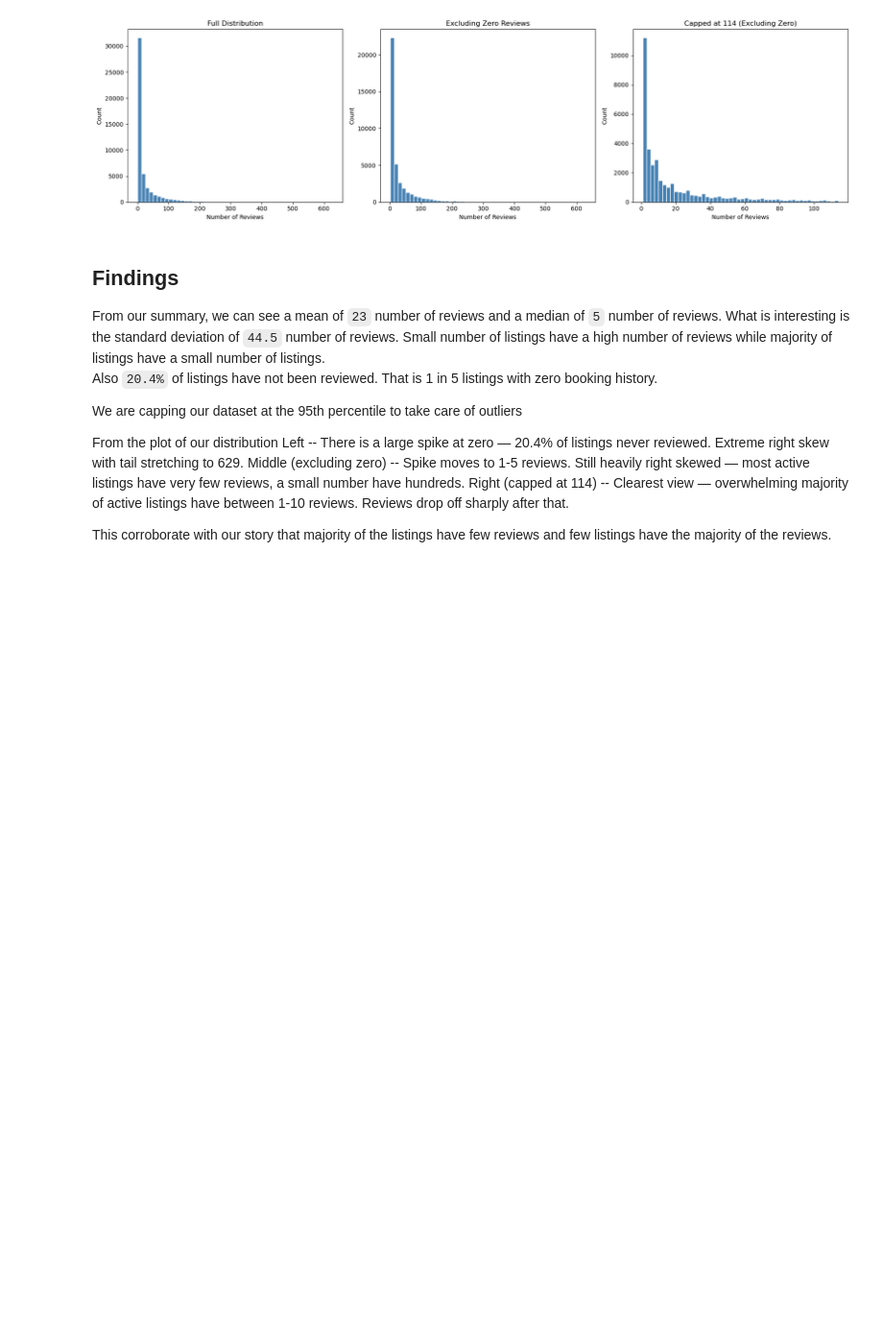
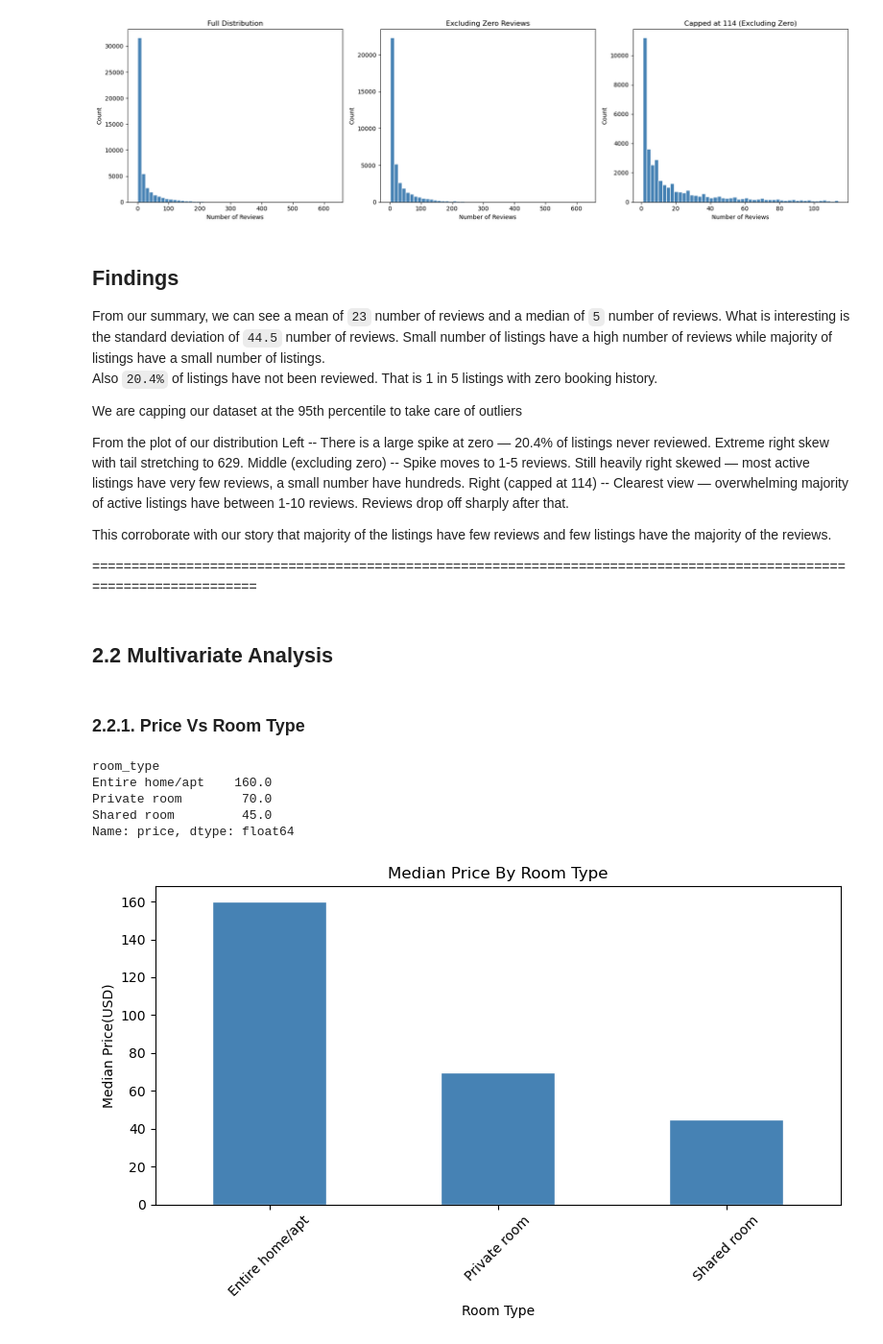
Before and after one commit to FrequentNotebook/AB_NYC-Data-Cleaning, a Jupyter notebook: AB_NYC_2019 EDA.ipynb, the cells around one changed output. Shown at 96% size. Cells and saved outputs as stored; diff of their text form; code cells hidden in the pictures; blank space fills up the shorter version.

```diff
--- a/AB_NYC_2019 EDA.ipynb
+++ b/AB_NYC_2019 EDA.ipynb
@@ -429,3 +431,34 @@ Middle (excluding zero) -- Spike moves to 1-5 reviews. Still heavily right skewe
 Right (capped at 114) -- Clearest view — overwhelming majority of active listings have between 1-10 reviews. Reviews drop off sharply after that.
 
 This corroborate with our story that majority of the listings have few reviews and few listings have the majority of the reviews.
+
+=====================================================================================================================
+# %% [markdown]
+## 2.2 Multivariate Analysis
+# %% [markdown]
+### 2.2.1. Price Vs Room Type
+# %%
+# Check the median price across all room_type
+
+df.groupby('room_type')['price'].agg('median')
+# %% [output]
+room_type
+Entire home/apt    160.0
+Private room        70.0
+Shared room         45.0
+Name: price, dtype: float64
+# %%
+# plot the distribution of the median price across all room_type
+
+room_median = df.groupby('room_type')['price'].agg('median')
+
+plt.figure(figsize=(8,5))
+room_median.plot(kind='bar', color='steelblue', edgecolor='white')
+plt.title('Median Price By Room Type')
+plt.xlabel('Room Type')
+plt.ylabel('Median Price(USD)')
+plt.xticks(rotation=45)
+plt.tight_layout()
+plt.show()
+# %% [output]
+[figure, added]
```
Also changed, not shown: parts of 31 cells of this notebook.
